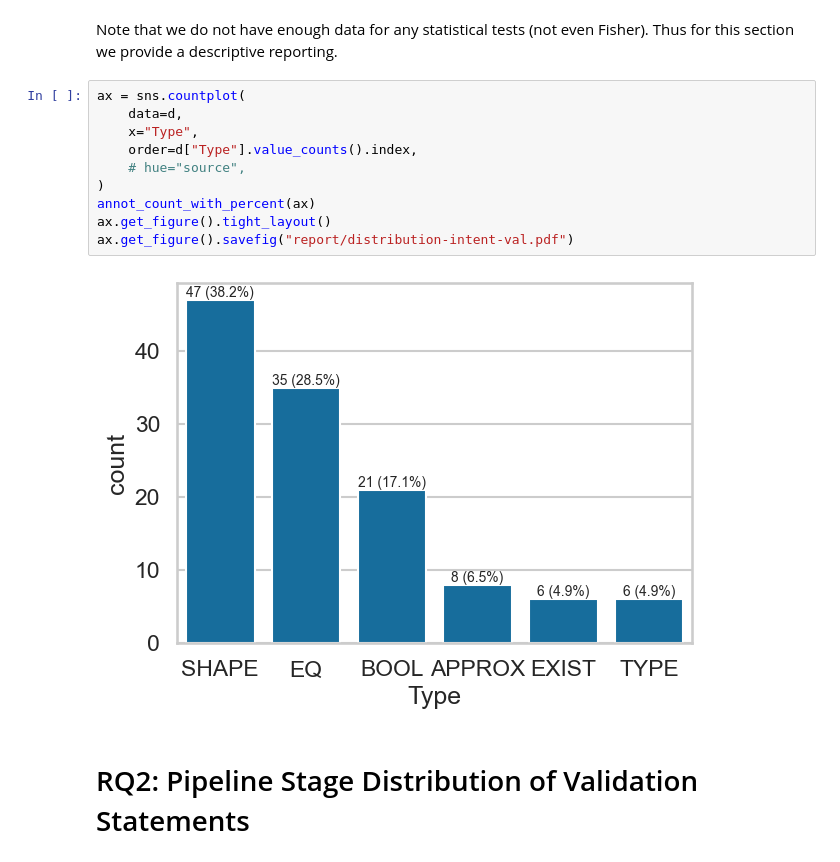
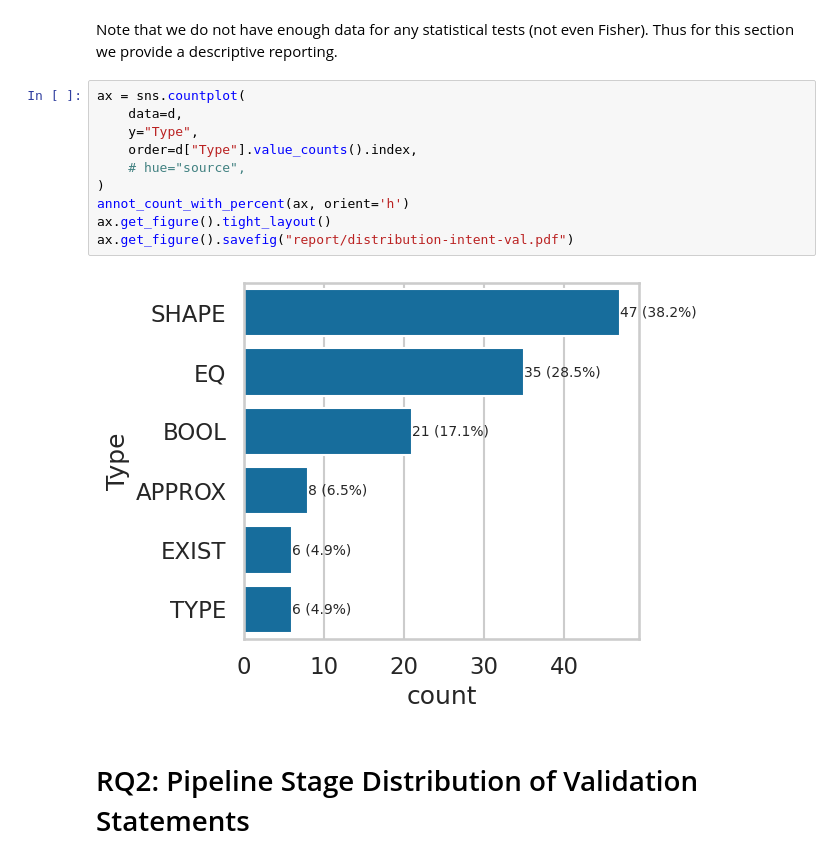
Before and after one commit to arumoy-shome/shome2023notebook, a Jupyter notebook: notebooks/results.ipynb, the cells around one changed output. Cells and saved outputs as stored; diff of their text form.

```diff
--- a/notebooks/results.ipynb
+++ b/notebooks/results.ipynb
@@ -202,15 +231,15 @@ Note that we do not have enough data for any statistical tests (not even Fisher)
 # %%
 ax = sns.countplot(
     data=d,
-    x="Type",
+    y="Type",
     order=d["Type"].value_counts().index,
     # hue="source",
 )
-annot_count_with_percent(ax)
+annot_count_with_percent(ax, orient='h')
 ax.get_figure().tight_layout()
 ax.get_figure().savefig("report/distribution-intent-val.pdf")
 # %% [output]
-[figure, old version]
+[figure, new version]
 # %% [markdown]
 # RQ2: Pipeline Stage Distribution of Validation Statements
 # %% [markdown]
```
Also changed, not shown: parts of 44 cells of this notebook, 6 other files.
